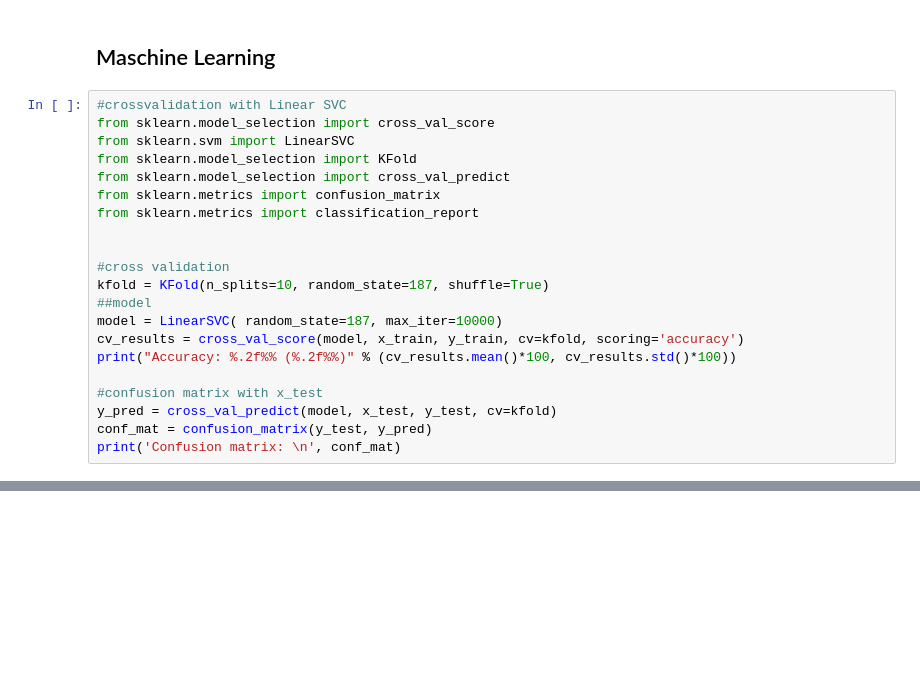
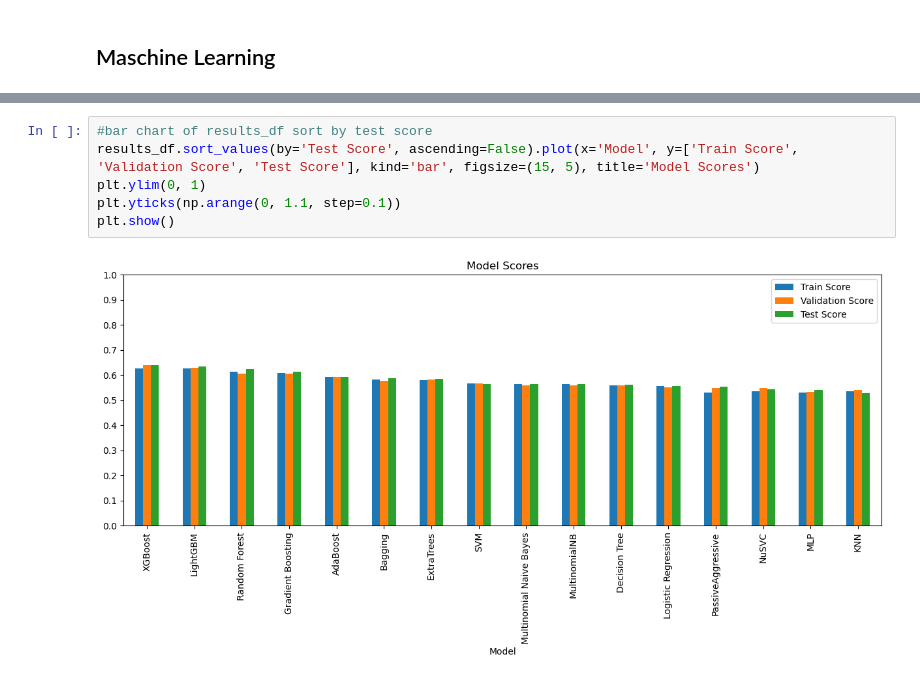
Before and after one commit to LaplaceDBen/Sarcasm_Detection, a Jupyter notebook: Sarcasm_w2v.ipynb, the cells around one changed output, grey strips where cells are left out. Saved outputs shown, nothing was run; the diff lists cells and outputs as text; blank space fills up the shorter version.

```diff
--- a/Sarcasm_w2v.ipynb
+++ b/Sarcasm_w2v.ipynb
@@ -322,23 +394,2 @@ plt.show()
 # %% [markdown]
 ## Maschine Learning
-# %%
-#crossvalidation with Linear SVC
-from sklearn.model_selection import cross_val_score
-from sklearn.svm import LinearSVC
-from sklearn.model_selection import KFold
-from sklearn.model_selection import cross_val_predict
-from sklearn.metrics import confusion_matrix
-from sklearn.metrics import classification_report
-
-
-#cross validation
-kfold = KFold(n_splits=10, random_state=187, shuffle=True)
-##model
-model = LinearSVC( random_state=187, max_iter=10000)
-cv_results = cross_val_score(model, x_train, y_train, cv=kfold, scoring='accuracy')
-print("Accuracy: %.2f%% (%.2f%%)" % (cv_results.mean()*100, cv_results.std()*100))
-
-#confusion matrix with x_test
-y_pred = cross_val_predict(model, x_test, y_test, cv=kfold)
-conf_mat = confusion_matrix(y_test, y_pred)
-print('Confusion matrix: \n', conf_mat)
@@ -344,0 +480,8 @@ print('Confusion matrix: \n', conf_mat)
+# %%
+#bar chart of results_df sort by test score
+results_df.sort_values(by='Test Score', ascending=False).plot(x='Model', y=['Train Score', 'Validation Score', 'Test Score'], kind='bar', figsize=(15, 5), title='Model Scores')
+plt.ylim(0, 1)
+plt.yticks(np.arange(0, 1.1, step=0.1))
+plt.show()
+# %% [output]
+[figure, added]
```
Also changed, not shown: parts of 7 cells of this notebook, 9 other files.
